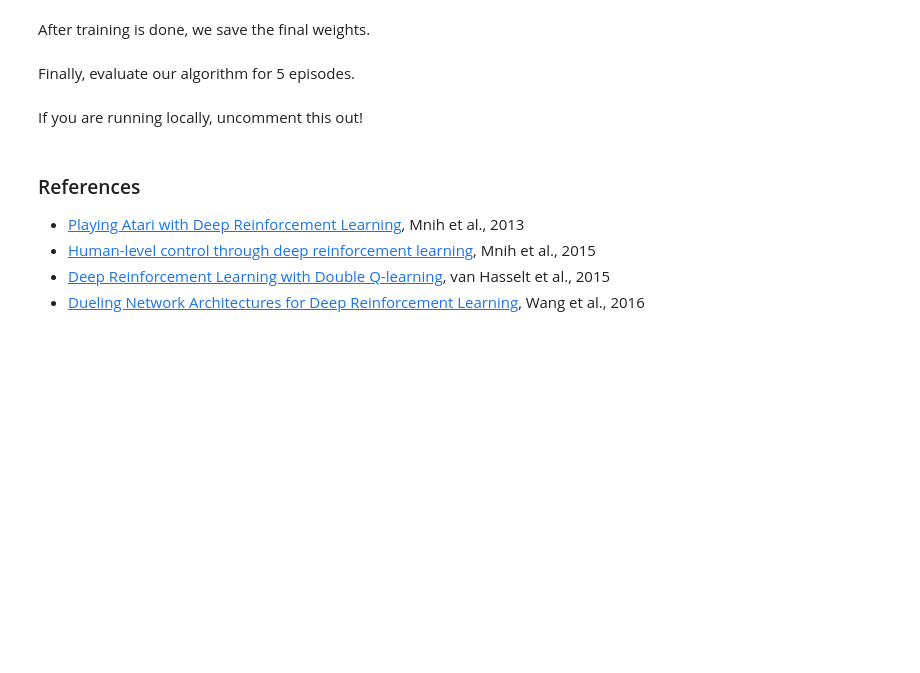
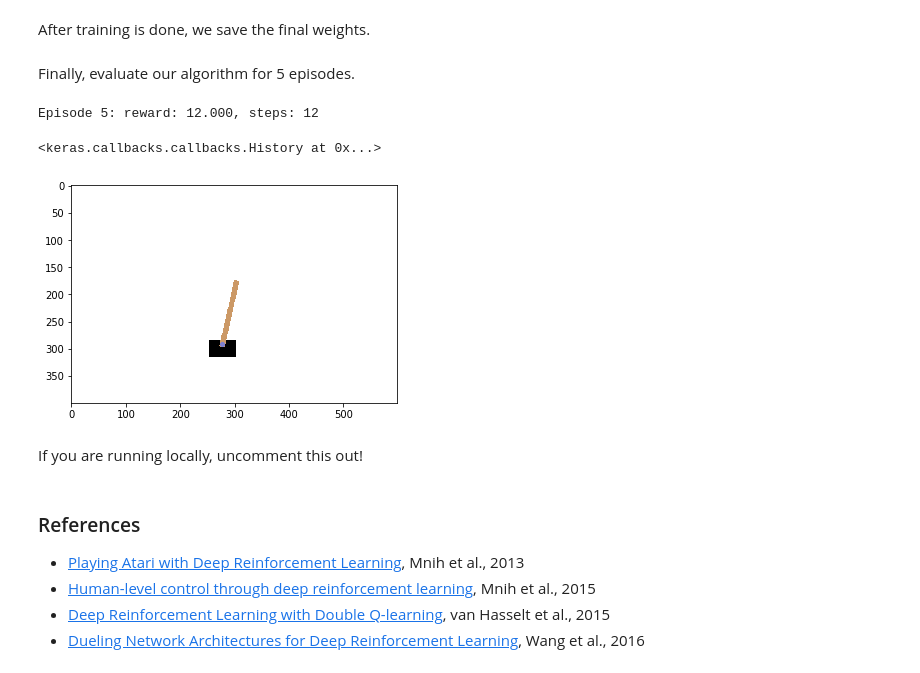
Before and after one commit to ypeleg/keras_rl_tutorial, a Jupyter notebook: 2.0.1 - Reinforcement Learning - Keras DQN.ipynb, the cells around one changed output. Cells and saved outputs as stored; diff of their text form; code cells hidden in the pictures; blank space fills up the shorter version.

```diff
--- a/2.0.1 - Reinforcement Learning - Keras DQN.ipynb
+++ b/2.0.1 - Reinforcement Learning - Keras DQN.ipynb
@@ -435,7 +461,11 @@ sarsa.save_weights('sarsa_{}_weights.h5f'.format(ENV_NAME), overwrite=True)
 # %% [markdown]
 Finally, evaluate our algorithm for 5 episodes.
 # %%
-dqn.test(env, nb_episodes=5, callbacks=[Render()], visualize=False)
+sarsa.test(env, nb_episodes=5, callbacks=[Render()], visualize=False)
+# %% [output]
+Episode 5: reward: 12.000, steps: 12
+<keras.callbacks.callbacks.History at 0x...>
+[figure, added]
 # %% [markdown]
 If you are running locally, uncomment this out!
 # %%
```
Also changed, not shown: parts of 7 cells of this notebook.
